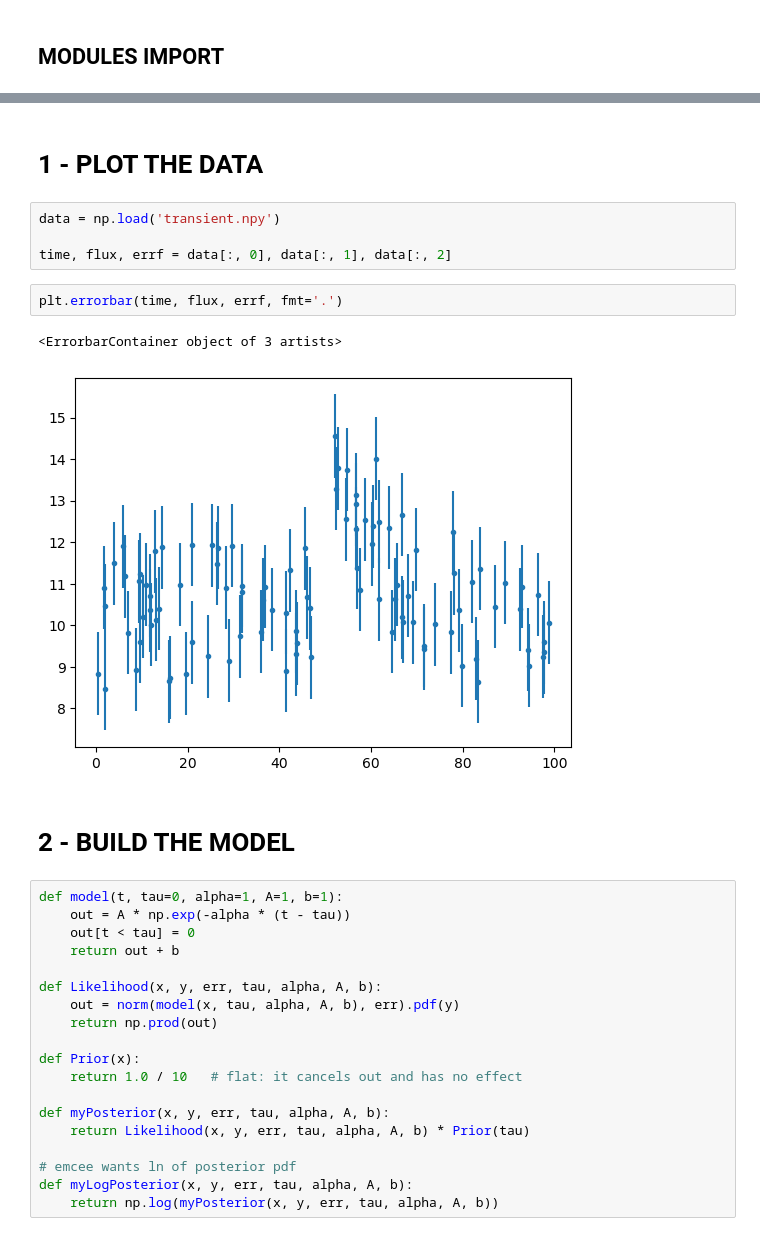
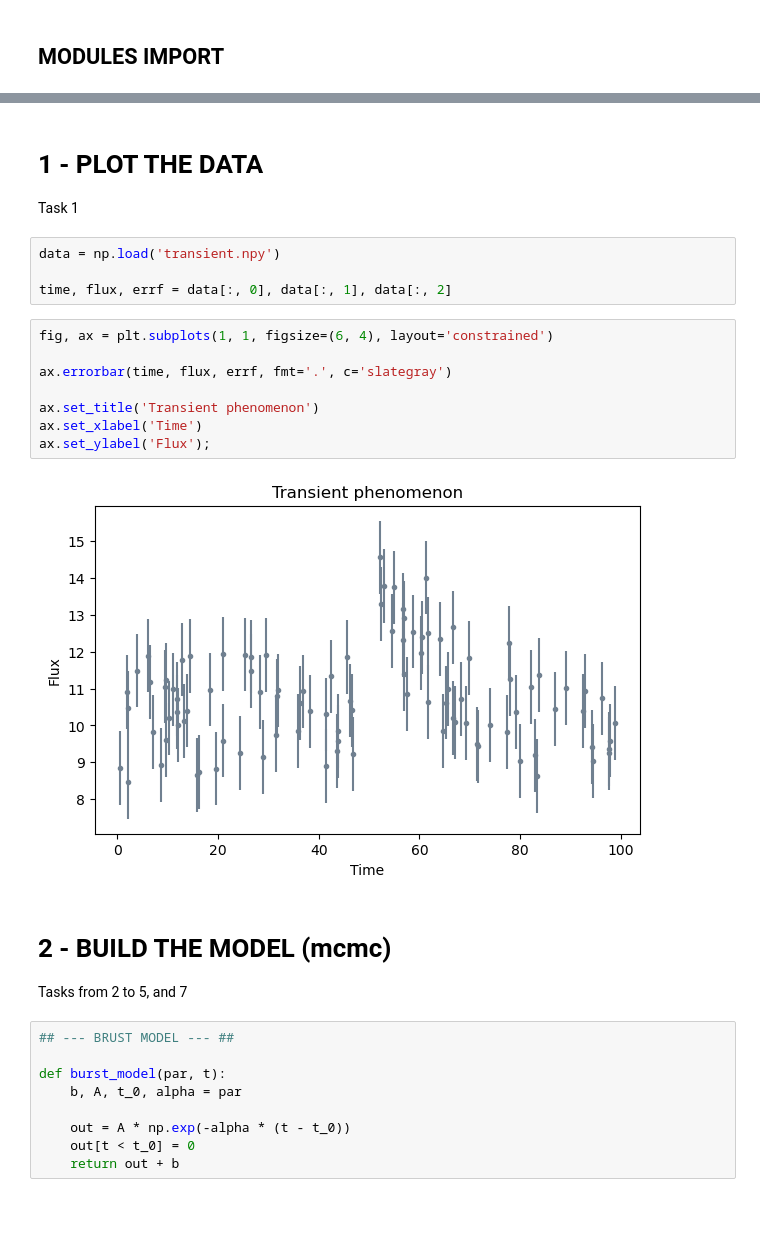
Before and after one commit to RoccoGiugni/ASML-24-25, a Jupyter notebook: L11/L11.ipynb, the cells around one changed output, grey strips where cells are left out. Drawn from its saved outputs; the diff is of its cells as text; blank space fills up the shorter version.

```diff
--- a/L11/L11.ipynb
+++ b/L11/L11.ipynb
@@ -43,32 +56,31 @@ import emcee
 # %% [markdown]
 # 1 - PLOT THE DATA
+
+Task 1
 # %%
 data = np.load('transient.npy')
 
 time, flux, errf = data[:, 0], data[:, 1], data[:, 2]
 # %%
-plt.errorbar(time, flux, errf, fmt='.')
+fig, ax = plt.subplots(1, 1, figsize=(6, 4), layout='constrained')
+
+ax.errorbar(time, flux, errf, fmt='.', c='slategray')
+
+ax.set_title('Transient phenomenon')
+ax.set_xlabel('Time')
+ax.set_ylabel('Flux');
 # %% [output]
-<ErrorbarContainer object of 3 artists>
-[figure, old version]
+[figure, new version]
 # %% [markdown]
-# 2 - BUILD THE MODEL
+# 2 - BUILD THE MODEL (mcmc)
+
+Tasks from 2 to 5, and 7
-# %%
-def model(t, tau=0, alpha=1, A=1, b=1):
-    out = A * np.exp(-alpha * (t - tau))
-    out[t < tau] = 0
-    return out + b
-
-def Likelihood(x, y, err, tau, alpha, A, b):
-    out = norm(model(x, tau, alpha, A, b), err).pdf(y)
-    return np.prod(out)
-
-def Prior(x):
-    return 1.0 / 10   # flat: it cancels out and has no effect
-
-def myPosterior(x, y, err, tau, alpha, A, b):
-    return Likelihood(x, y, err, tau, alpha, A, b) * Prior(tau)
-
-# emcee wants ln of posterior pdf
-def myLogPosterior(x, y, err, tau, alpha, A, b):
-    return np.log(myPosterior(x, y, err, tau, alpha, A, b))
+# %%
+## --- BRUST MODEL --- ##
+
+def burst_model(par, t):
+    b, A, t_0, alpha = par
+
+    out = A * np.exp(-alpha * (t - t_0))
+    out[t < t_0] = 0
+    return out + b
```
Also changed, not shown: parts of 34 cells of this notebook, 2 other files.
